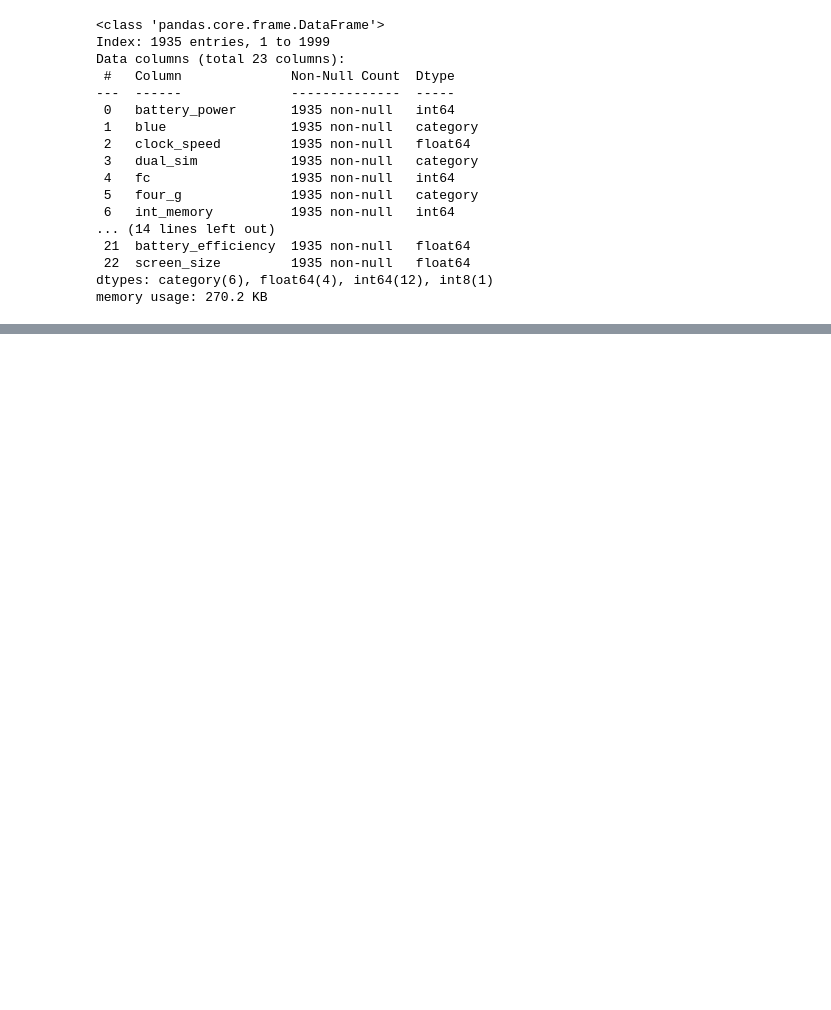
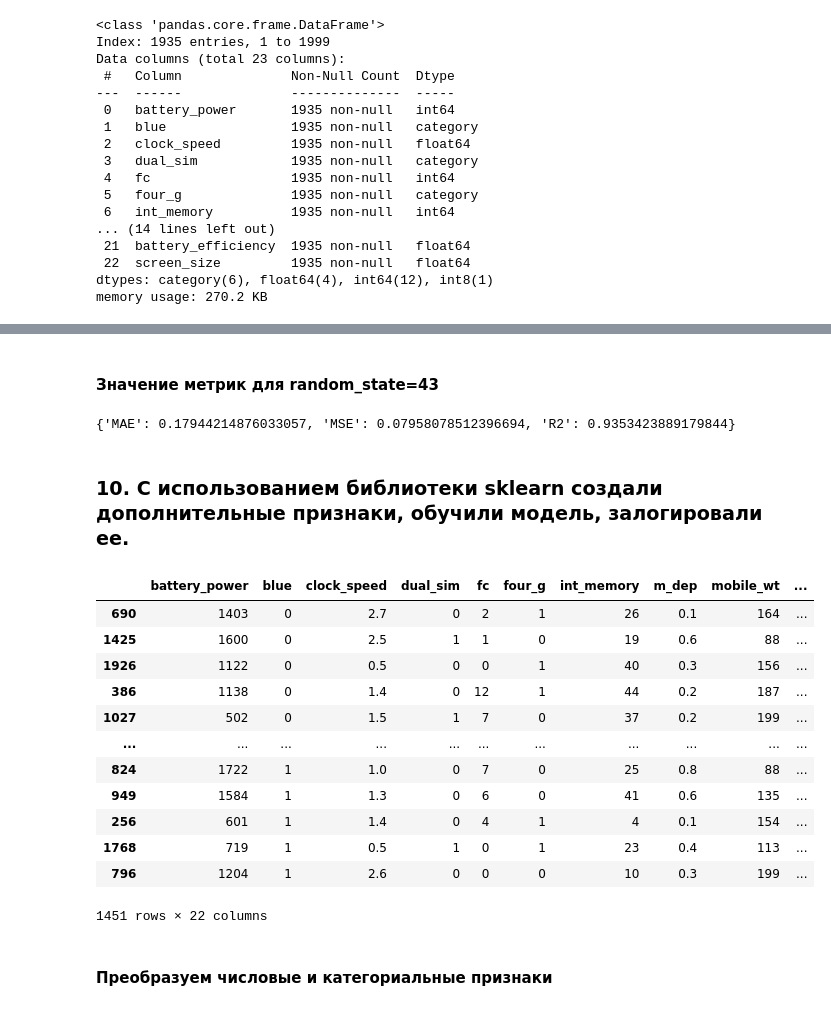
Before and after one commit to buttonCreator/IIS, a Jupyter notebook: research/research.ipynb, the cells around one changed output, grey strips where cells are left out. Cells and saved outputs as stored; diff of their text form; code cells hidden in the pictures; blank space fills up the shorter version.

```diff
--- a/research/research.ipynb
+++ b/research/research.ipynb
@@ -556,0 +56,7 @@ Got error: Pipeline is not fitted yet.
+# %%
+cat_features = ['blue', 'dual_sim', 'four_g', 'three_g',
+                'touch_screen', 'wifi', 'n_cores']
+
+num_features = ['battery_power', 'clock_speed', 'fc', 'int_memory',
+                'm_dep', 'mobile_wt', 'pc', 'px_height', 'px_width',
+                'ram', 'sc_h', 'sc_w', 'talk_time', 'battery_efficiency', 'screen_size']
@@ -556,0 +77,4 @@ Got error: Pipeline is not fitted yet.
+# %%
+s_scaler = StandardScaler()
+l_encoder = TargetEncoder()
+regressor = RandomForestRegressor(random_state=42)
@@ -556,0 +83,7 @@ Got error: Pipeline is not fitted yet.
+# %%
+preprocessor = ColumnTransformer(
+    transformers=[
+        ('num', s_scaler, num_features),
+        ('cat', l_encoder, cat_features),
+    ],
+    remainder='drop' )
@@ -556,0 +92,5 @@ Got error: Pipeline is not fitted yet.
+# %%
+pipeline = Pipeline(steps=[('preprocessor', preprocessor),
+                           ('model', regressor)])
+
+pipeline.fit(X_train, y_train)
@@ -556,0 +218,34 @@ Got error: Pipeline is not fitted yet.
+# %% [markdown]
+#### Значение метрик для random_state=43
+# %%
+predictions = pipeline.predict(X_test)
+metrics = {}
+metrics["MAE"] = mean_absolute_error(y_test, predictions)
+metrics["MSE"] = mean_squared_error(y_test, predictions)
+metrics["R2"] = r2_score(y_test, predictions)
+
+print(metrics)
+# %% [output]
+{'MAE': 0.17944214876033057, 'MSE': 0.07958078512396694, 'R2': 0.9353423889179844}
+# %% [markdown]
+### 10. С использованием библиотеки sklearn создали дополнительные признаки, обучили модель, залогировали ее.
+# %%
+X_train_fe_sklearn = X_train.copy()
+
+pf = PolynomialFeatures(degree=2)
+
+X_train_fe_sklearn
+# %% [output]
+|  | battery_power | blue | clock_speed | dual_sim | fc | four_g | int_memory | m_dep | mobile_wt | ... |
+| 690 | 1403 | 0 | 2.7 | 0 | 2 | 1 | 26 | 0.1 | 164 | ... |
+| 1425 | 1600 | 0 | 2.5 | 1 | 1 | 0 | 19 | 0.6 | 88 | ... |
+| 1926 | 1122 | 0 | 0.5 | 0 | 0 | 1 | 40 | 0.3 | 156 | ... |
+| 386 | 1138 | 0 | 1.4 | 0 | 12 | 1 | 44 | 0.2 | 187 | ... |
+| 1027 | 502 | 0 | 1.5 | 1 | 7 | 0 | 37 | 0.2 | 199 | ... |
+| ... | ... | ... | ... | ... | ... | ... | ... | ... | ... | ... |
+| 824 | 1722 | 1 | 1.0 | 0 | 7 | 0 | 25 | 0.8 | 88 | ... |
+| 949 | 1584 | 1 | 1.3 | 0 | 6 | 0 | 41 | 0.6 | 135 | ... |
+| 256 | 601 | 1 | 1.4 | 0 | 4 | 1 | 4 | 0.1 | 154 | ... |
+| 1768 | 719 | 1 | 0.5 | 1 | 0 | 1 | 23 | 0.4 | 113 | ... |
+| 796 | 1204 | 1 | 2.6 | 0 | 0 | 0 | 10 | 0.3 | 199 | ... |
+1451 rows × 22 columns
@@ -556,0 +261,2 @@ Got error: Pipeline is not fitted yet.
+# %% [markdown]
+#### Преобразуем числовые и категориальные признаки
```
Also changed, not shown: parts of 72 cells of this notebook, 7 other files.
